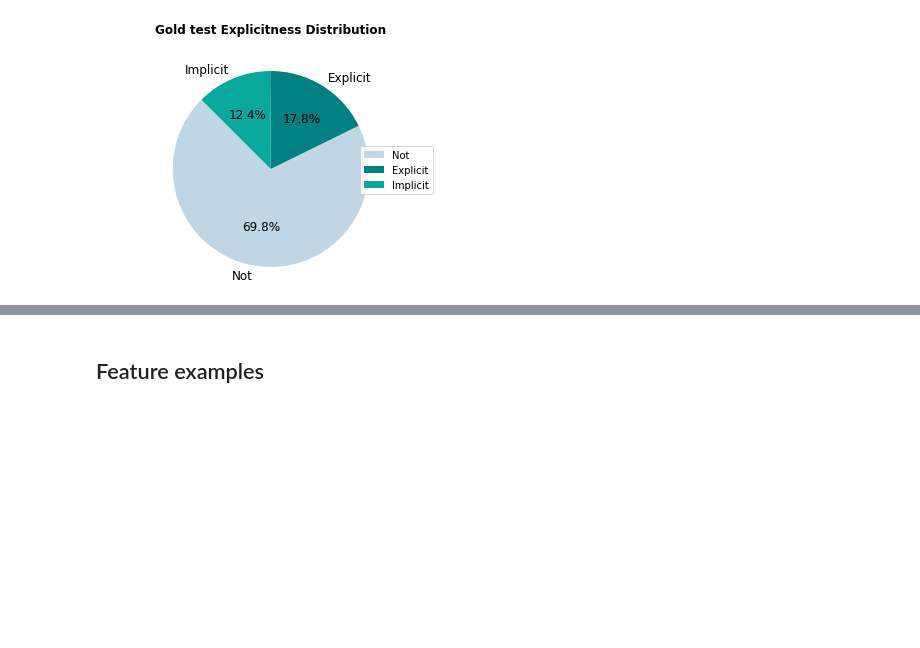
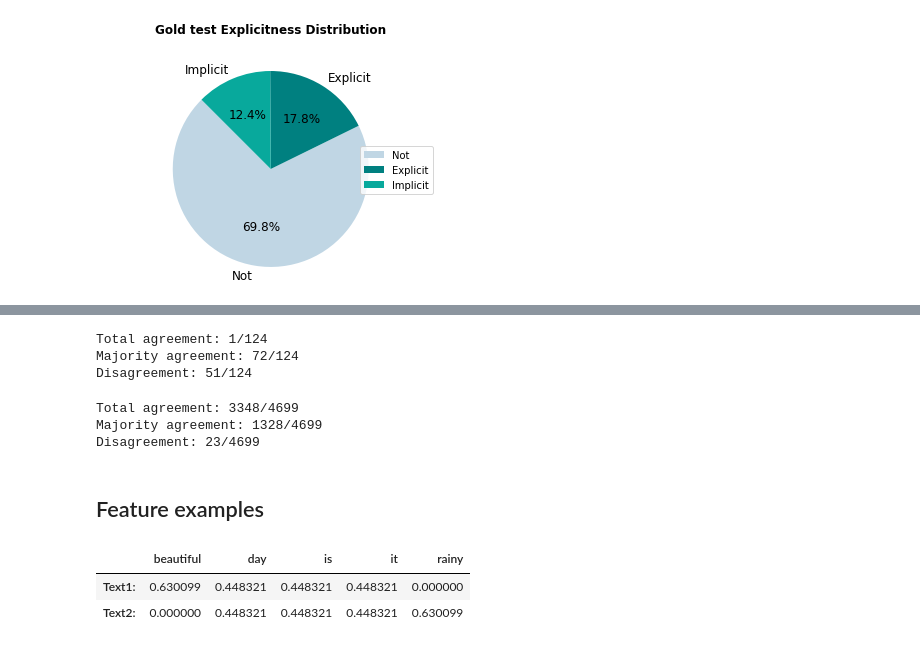
Before and after one commit to Awolters123/Thesis, a Jupyter notebook: Data_Insight.ipynb, the cells around one changed output, grey strips where cells are left out. Drawn from its saved outputs; the diff is of its cells as text; code cells hidden in the pictures; blank space fills up the shorter version.

Commit message:
Code used for thesis

```diff
--- a/Data_Insight.ipynb
+++ b/Data_Insight.ipynb
@@ -207,15 +272,80 @@ fig4.savefig('gold_test.png', bbox_inches='tight')
+# %%
+"""Agreement on the implicit tweets"""
+anno1_imp = []
+anno2_imp= []
+anno3_imp = []
+for label in implicit['H']:
+    anno1_imp.append(label[0])
+    anno2_imp.append(label[1])
+    anno3_imp.append(label[2])
+
+total_agreement = 0
+majority_agreement = 0
+disagreement = 0
+for a1, a2, a3 in zip(anno1_imp, anno2_imp, anno3_imp):
+    if a1 == a2 == a3:
+        total_agreement += 1
+    elif a1 == a2 != a3 or a1 == a3 != a2 or a3 == a2 != a1:
+        majority_agreement += 1
+    else:
+        disagreement += 1
+
+total = total_agreement + majority_agreement + disagreement
+print("Total agreement: {}/{}".format(total_agreement, total))
+print("Majority agreement: {}/{}".format(majority_agreement, total))
+print("Disagreement: {}/{}".format(disagreement,total))
+# %% [output]
+Total agreement: 1/124
+Majority agreement: 72/124
+Disagreement: 51/124
+# %%
+"""Agreement on the not implicit and explicit tweets"""
+anno1_not = []
+anno2_not = []
+anno3_not = []
+for label in none['H']:
+    anno1_not.append(label[0])
+    anno2_not.append(label[1])
+    anno3_not.append(label[2])
+
+total_agreement = 0
+majority_agreement = 0
+disagreement = 0
+for a1, a2, a3 in zip(anno1_not, anno2_not, anno3_not):
+    if a1 == a2 == a3:
+        total_agreement += 1
+    elif a1 == a2 != a3 or a1 == a3 != a2 or a3 == a2 != a1:
+        majority_agreement += 1
+    else:
+        disagreement += 1
+
+total = total_agreement + majority_agreement + disagreement
+print("Total agreement: {}/{}".format(total_agreement, total))
+print("Majority agreement: {}/{}".format(majority_agreement, total))
+print("Disagreement: {}/{}".format(disagreement,total))
+# %% [output]
+Total agreement: 3348/4699
+Majority agreement: 1328/4699
+Disagreement: 23/4699
 # %% [markdown]
 ## <span style='font-family:"Times New Roman"'>Feature examples
 # %%
+"""visualizing the different features used, with two example sentences"""
+
 text = "It is a beautiful day"
 text2 = "It is a rainy day"
 
-tfidf = TfidfVectorizer(analyzer='word', ngram_range=(2,2))
-tfidf.fit([text, text2])
-x = tfidf.transform([text]).toarray()
-y = tfidf.transform([text2]).toarray()
-columns = tfidf.get_feature_names()
+#vectorizer = CountVectorizer(analyzer='word', ngram_range=(1,1))
+vectorizer = TfidfVectorizer(analyzer='word', ngram_range=(1,1))
+vectorizer.fit([text, text2])
+x = vectorizer.transform([text]).toarray()
+y = vectorizer.transform([text2]).toarray()
+columns = vectorizer.get_feature_names()
 df1 = pd.DataFrame(x, columns=columns, index= ["Text1:"])
 df2 = pd.DataFrame(y, columns=columns, index= ["Text2:"])
 df = pd.concat([df1,df2])
-#df
+df
+# %% [output]
+|  | beautiful | day | is | it | rainy |
+| Text1: | 0.630099 | 0.448321 | 0.448321 | 0.448321 | 0.000000 |
+| Text2: | 0.000000 | 0.448321 | 0.448321 | 0.448321 | 0.630099 |
```
Also changed, not shown: parts of 9 cells of this notebook, 3 other files.
